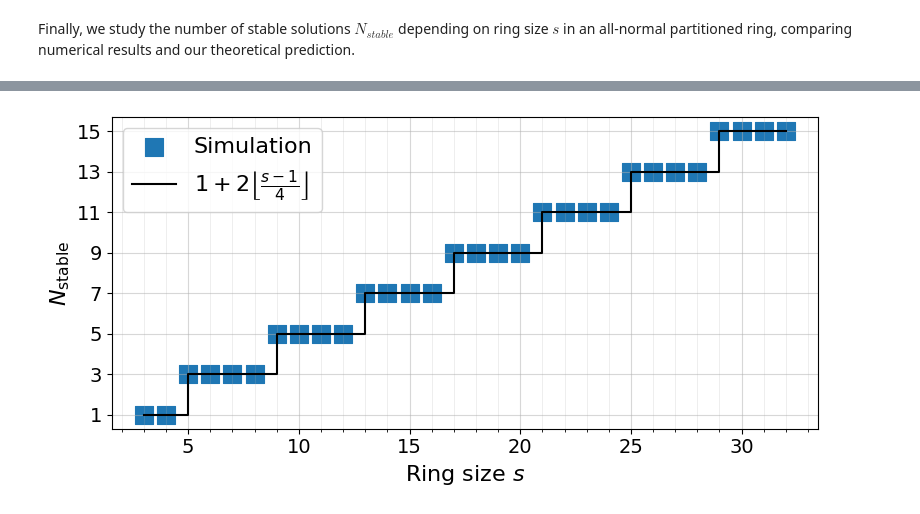
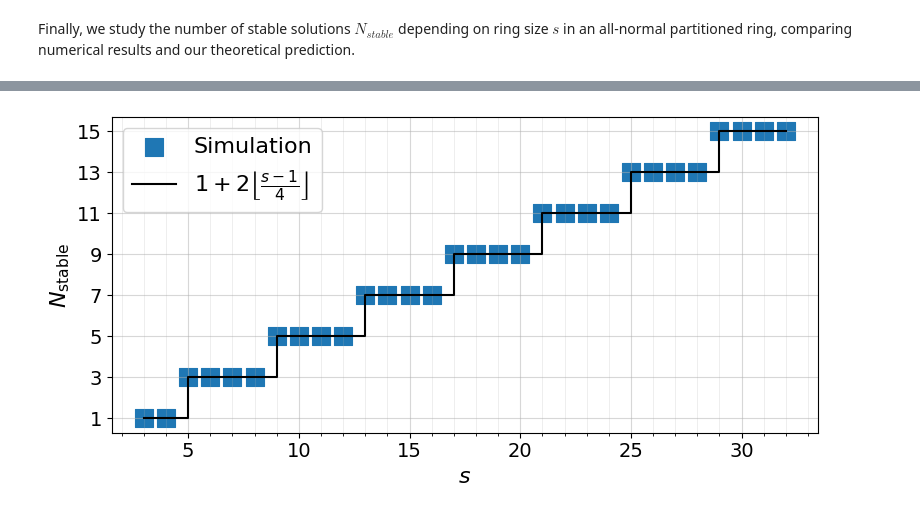
Before and after one commit to ibfzj/topological-kuramoto, a Jupyter notebook: 01_rings.ipynb, the cells around one changed output, grey strips where cells are left out. Cells and saved outputs as stored; diff of their text form; code cells hidden in the pictures.

```diff
--- a/01_rings.ipynb
+++ b/01_rings.ipynb
@@ -151,31 +136,25 @@ Total of 15 solutions.
 # %%
 plt.figure(figsize=(8, 4))
 
-plt.scatter(
-    ring_sizes, sol_num,
-    s=150, marker='s', linewidth=0.8, label='Simulation'
-)
-plt.step(
-    ring_sizes, ring_sizes_calc, where='post',
-    color='k', label=r'$1 + 2 \left\lfloor \frac{s - 1}{4} \right\rfloor $'
-)
+plt.scatter(ring_sizes, sol_num, s=150, marker='s', linewidth=0.8, label='Simulation')
+plt.step(ring_sizes, ring_sizes_calc, where='post', color='k', label=r'$1 + 2 \left\lfloor \frac{s - 1}{4} \right\rfloor $')
 
 # Grid and ticks
 plt.grid(True, alpha=0.5)
 y_min, y_max = plt.ylim()
 y_ticks = [y for y in range(int(y_min), int(y_max) + 1) if y % 2 == 1]
 plt.yticks(y_ticks)
 plt.gca().xaxis.set_minor_locator(MultipleLocator(1))
 plt.grid(which='minor', linewidth=0.5, alpha=0.3)
 
 # Labels and legend
 plt.tick_params(axis='both', which='major', labelsize=14)
-plt.xlabel(r'Ring size $s$', fontsize=16)
-plt.ylabel(r'$N_{\text{stable}}$', fontsize=16)
+plt.xlabel(r'$s$', fontsize=16)
+plt.ylabel(r'$N_{\mathrm{stable}}$', fontsize=16)
 plt.legend(loc='upper left', fontsize=16)
 
 plt.tight_layout()
-plt.savefig('Fig4.pdf', bbox_inches='tight')
+plt.savefig('Fig5_rev.pdf', bbox_inches='tight')
 plt.show()
 # %% [output]
-[figure, old version]
+[figure, new version]
```
Also changed, not shown: parts of 7 cells of this notebook, 12 other files.
